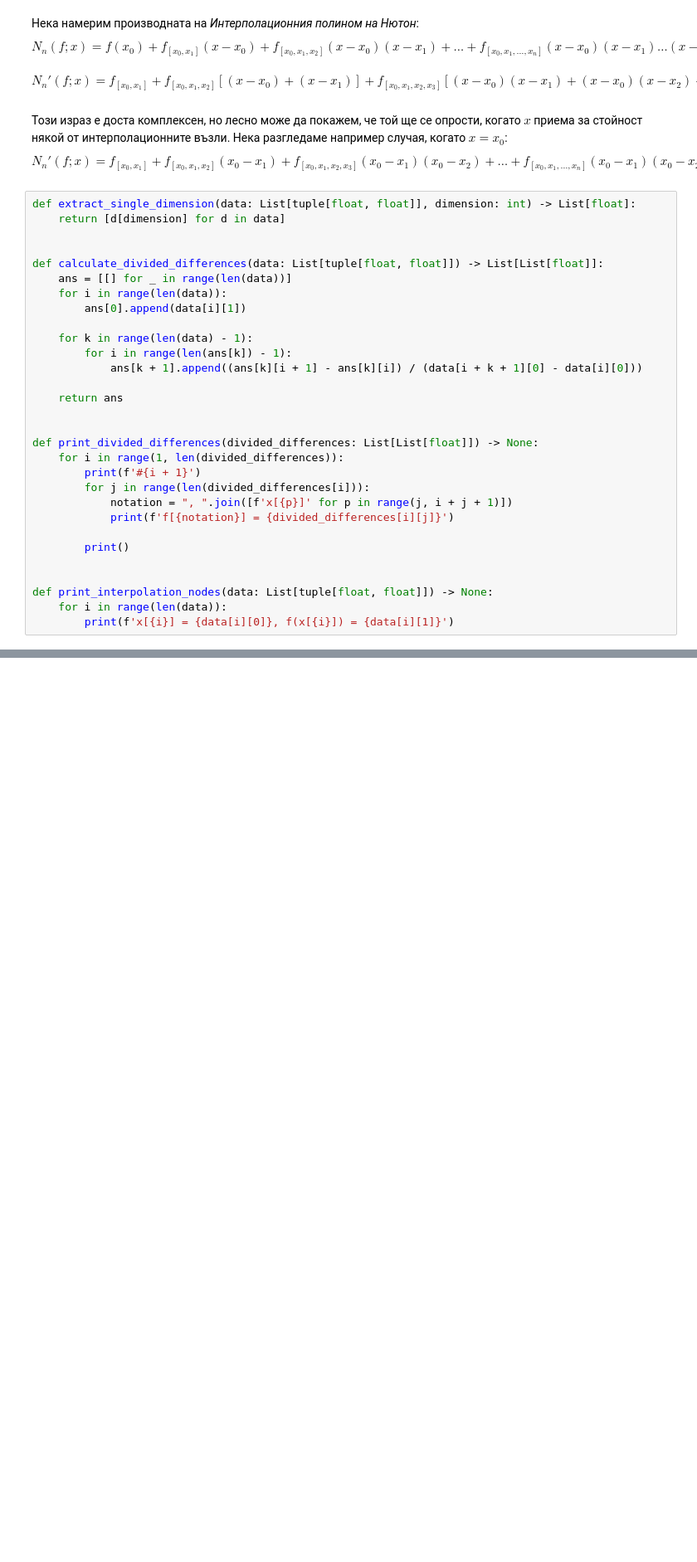
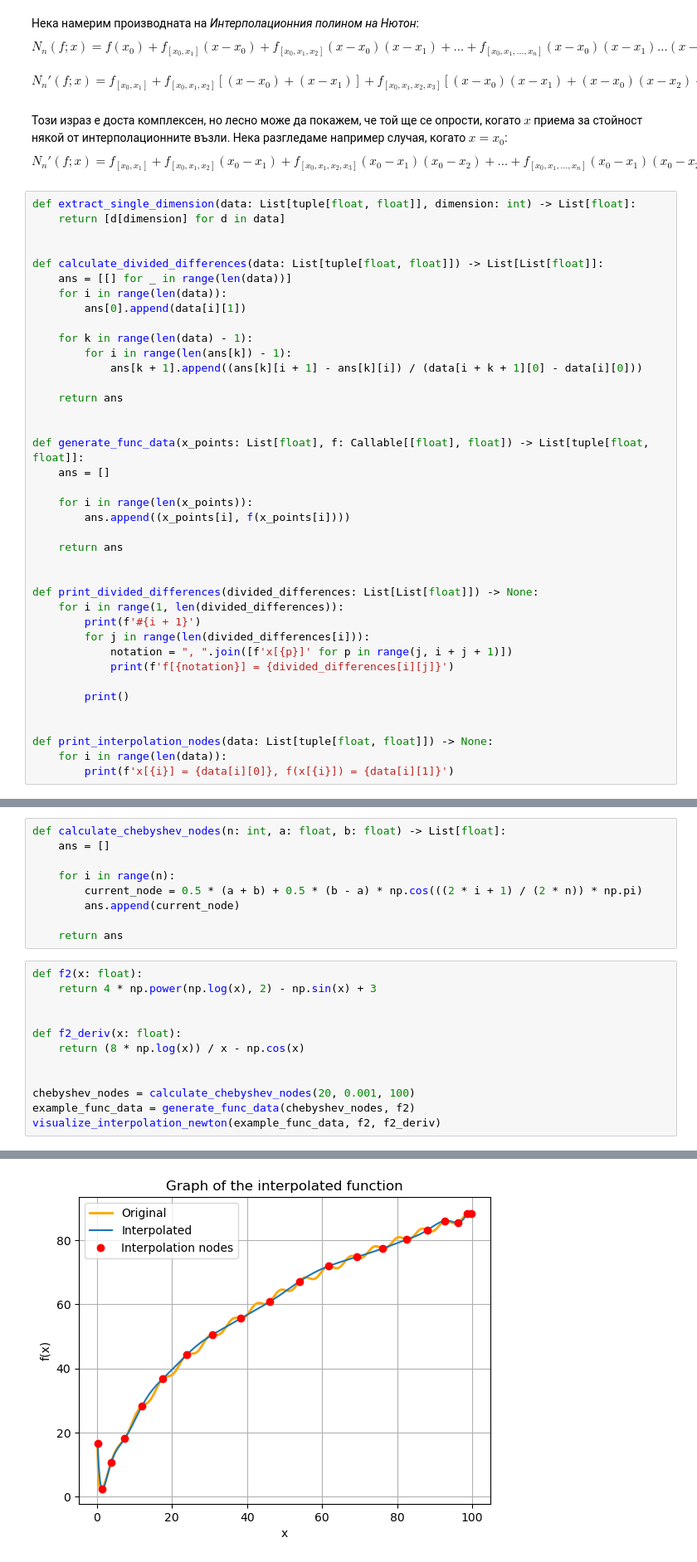
Before and after one commit to TonyTroeff/Mathematics, a Jupyter notebook: Numerical analysis/numerical_differentiation.ipynb, the cells around one changed output, grey strips where cells are left out. Shown at 83% size. Saved outputs shown, nothing was run; the diff lists cells and outputs as text; blank space fills up the shorter version.

```diff
--- a/Numerical analysis/numerical_differentiation.ipynb
+++ b/Numerical analysis/numerical_differentiation.ipynb
@@ -185,6 +185,15 @@ def calculate_divided_differences(data: List[tuple[float, float]]) -> List[List[
     return ans
 
 
+def generate_func_data(x_points: List[float], f: Callable[[float], float]) -> List[tuple[float, float]]:
+    ans = []
+
+    for i in range(len(x_points)):
+        ans.append((x_points[i], f(x_points[i])))
+
+    return ans
+
+
 def print_divided_differences(divided_differences: List[List[float]]) -> None:
     for i in range(1, len(divided_differences)):
         print(f'#{i + 1}')
@@ -269,0 +306,22 @@ f[x[0], x[1], x[2], x[3], x[4]] = 1.0
+# %%
+def calculate_chebyshev_nodes(n: int, a: float, b: float) -> List[float]:
+    ans = []
+
+    for i in range(n):
+        current_node = 0.5 * (a + b) + 0.5 * (b - a) * np.cos(((2 * i + 1) / (2 * n)) * np.pi)
+        ans.append(current_node)
+
+    return ans
+# %%
+def f2(x: float):
+    return 4 * np.power(np.log(x), 2) - np.sin(x) + 3
+
+
+def f2_deriv(x: float):
+    return (8 * np.log(x)) / x - np.cos(x)
+
+
+chebyshev_nodes = calculate_chebyshev_nodes(20, 0.001, 100)
+example_func_data = generate_func_data(chebyshev_nodes, f2)
+visualize_interpolation_newton(example_func_data, f2, f2_deriv)
+# %% [output]
@@ -269,0 +345 @@ f[x[0], x[1], x[2], x[3], x[4]] = 1.0
+[figure, added]
```
Also changed, not shown: parts of 5 cells of this notebook.
